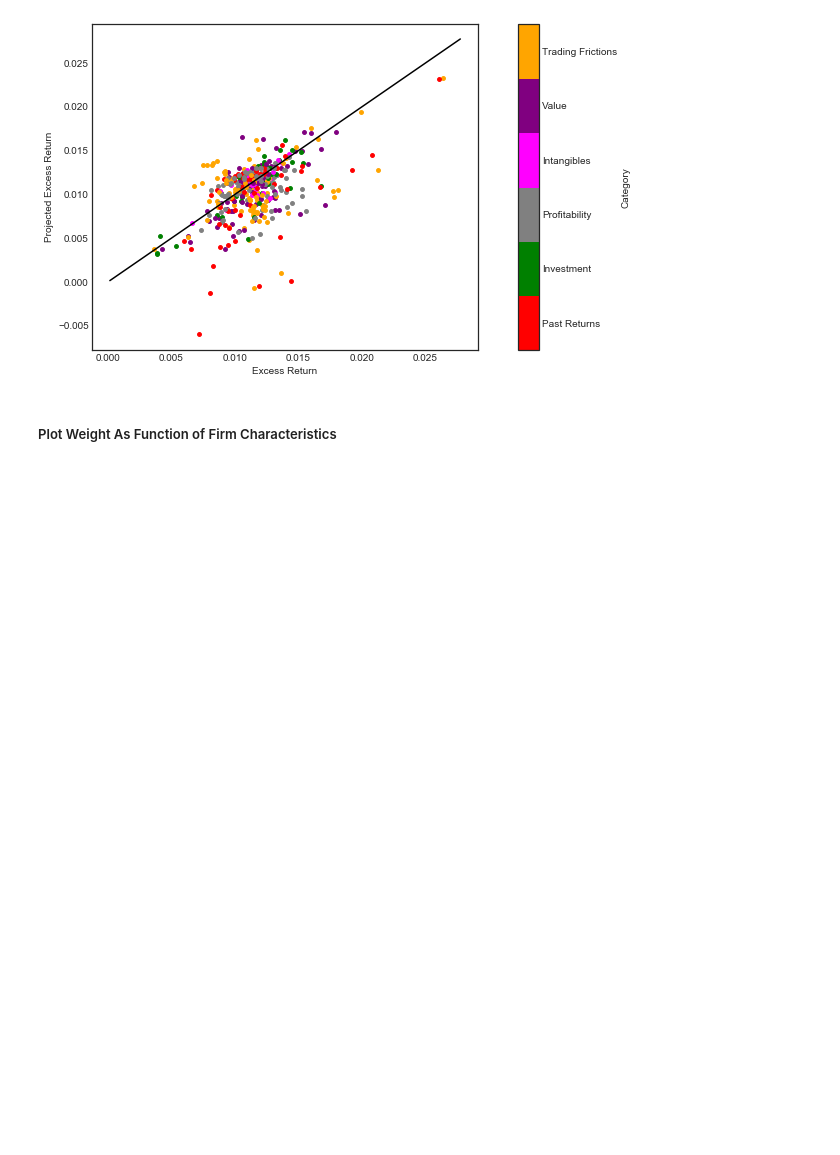
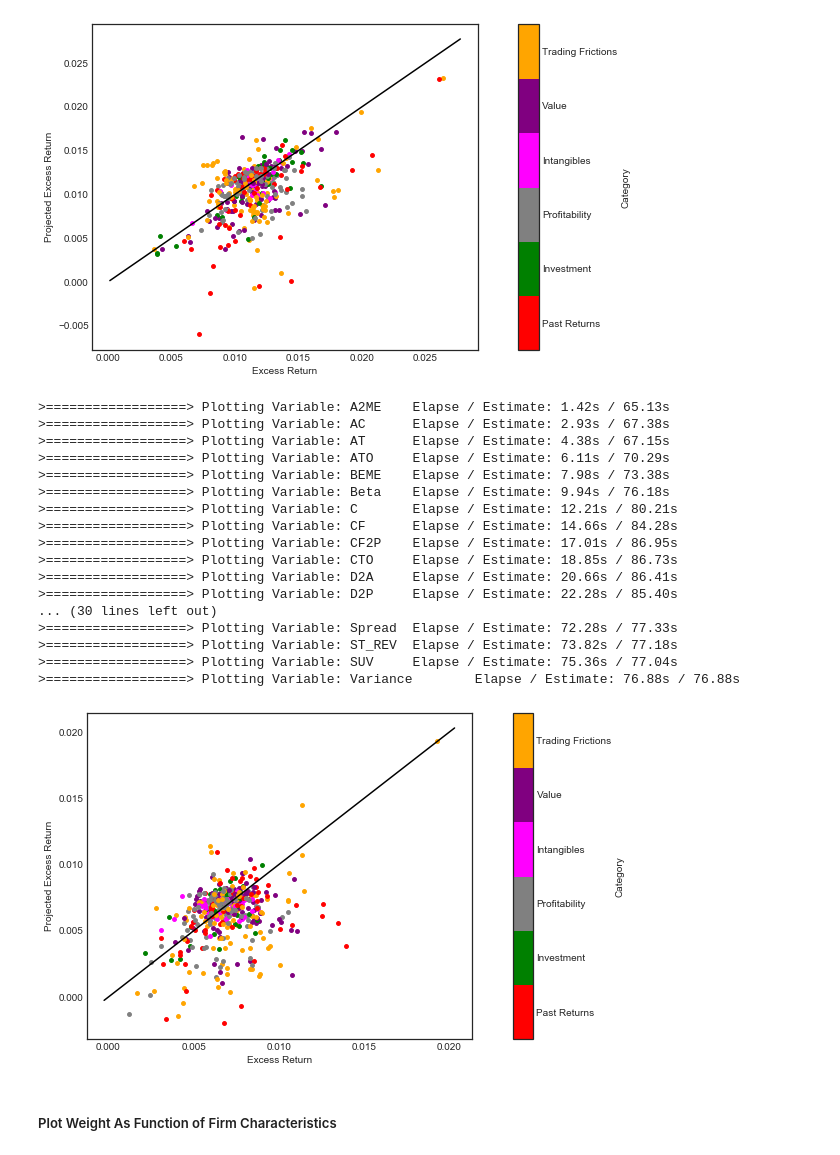
Before and after one commit to LouisChen1992/Deep_Learning_in_Asset_Pricing, a Jupyter notebook: model_FFN.ipynb, the cells around one changed output. Drawn from its saved outputs; the diff is of its cells as text; code cells hidden in the pictures; blank space fills up the shorter version.

```diff
--- a/model_FFN.ipynb
+++ b/model_FFN.ipynb
@@ -410,6 +413,27 @@ plotReturnDecile(dl_test, w_test, plotPath='model_char_shift/model_FFN/plot')
 >==================> Plotting Variable: SUV     Elapse / Estimate: 60.04s / 61.37s
 >==================> Plotting Variable: Variance        Elapse / Estimate: 61.32s / 61.32s
 [figure]
+# %%
+plotReturnDecile(dl_test, w_test, value=value_test, plotPath='model_char_shift/model_FFN/plot')
+# %% [output]
+>==================> Plotting Variable: A2ME    Elapse / Estimate: 1.42s / 65.13s
+>==================> Plotting Variable: AC      Elapse / Estimate: 2.93s / 67.38s
+>==================> Plotting Variable: AT      Elapse / Estimate: 4.38s / 67.15s
+>==================> Plotting Variable: ATO     Elapse / Estimate: 6.11s / 70.29s
+>==================> Plotting Variable: BEME    Elapse / Estimate: 7.98s / 73.38s
+>==================> Plotting Variable: Beta    Elapse / Estimate: 9.94s / 76.18s
+>==================> Plotting Variable: C       Elapse / Estimate: 12.21s / 80.21s
+>==================> Plotting Variable: CF      Elapse / Estimate: 14.66s / 84.28s
+>==================> Plotting Variable: CF2P    Elapse / Estimate: 17.01s / 86.95s
+>==================> Plotting Variable: CTO     Elapse / Estimate: 18.85s / 86.73s
+>==================> Plotting Variable: D2A     Elapse / Estimate: 20.66s / 86.41s
+>==================> Plotting Variable: D2P     Elapse / Estimate: 22.28s / 85.40s
+... (30 lines left out)
+>==================> Plotting Variable: Spread  Elapse / Estimate: 72.28s / 77.33s
+>==================> Plotting Variable: ST_REV  Elapse / Estimate: 73.82s / 77.18s
+>==================> Plotting Variable: SUV     Elapse / Estimate: 75.36s / 77.04s
+>==================> Plotting Variable: Variance        Elapse / Estimate: 76.88s / 76.88s
+[figure, added]
 # %% [markdown]
 ##### Plot Weight As Function of Firm Characteristics
 # %%
```
Also changed, not shown: parts of 7 cells of this notebook.
